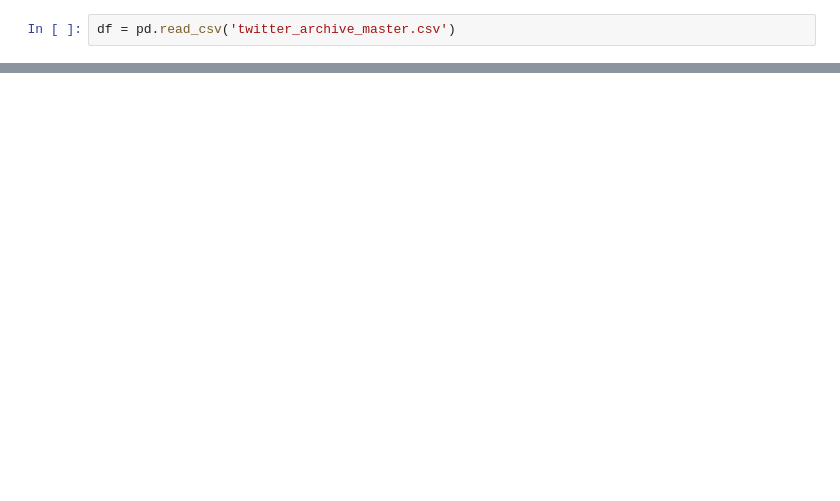
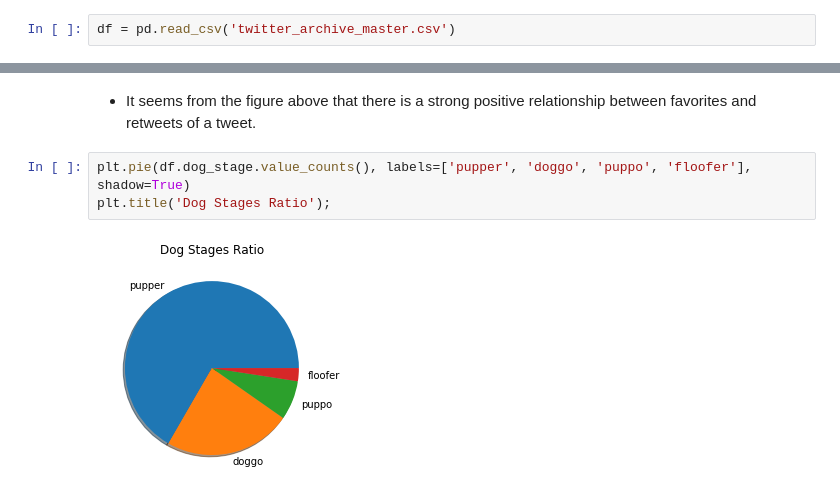
Before and after one commit to Faisal-AlDhuwayhi/Wrangle-and-Analyze-Data, a Jupyter notebook: wrangle_act.ipynb, the cells around one changed output, grey strips where cells are left out. Drawn from its saved outputs; the diff is of its cells as text; blank space fills up the shorter version.

```diff
--- a/wrangle_act.ipynb
+++ b/wrangle_act.ipynb
@@ -827,0 +855,7 @@ pd.scater()
+# %% [markdown]
+- It seems from the figure above that there is a strong positive relationship between favorites and retweets of a tweet.
+# %%
+plt.pie(df.dog_stage.value_counts(), labels=['pupper', 'doggo', 'puppo', 'floofer'], shadow=True)
+plt.title('Dog Stages Ratio');
+# %% [output]
+[figure, added]
```
Also changed, not shown: parts of 19 cells of this notebook, 1 other file.
